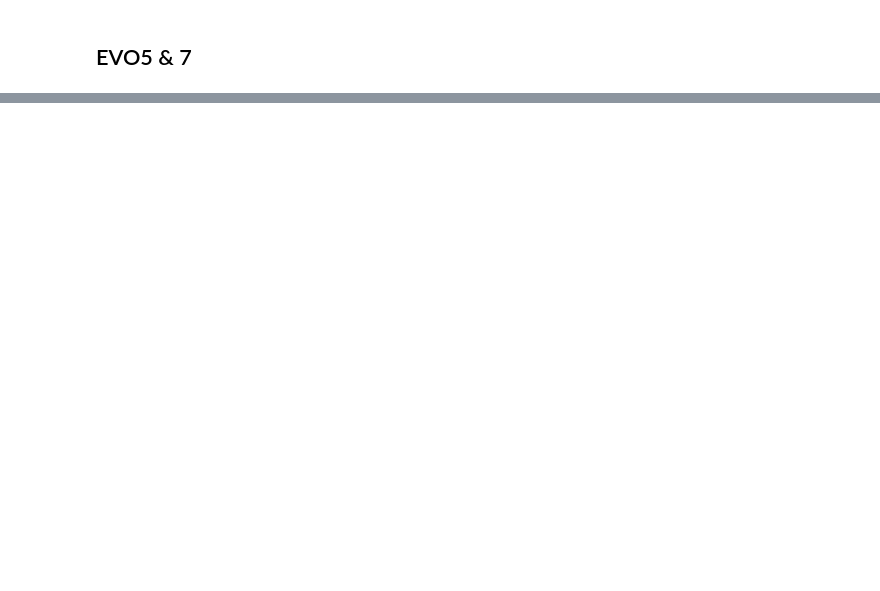
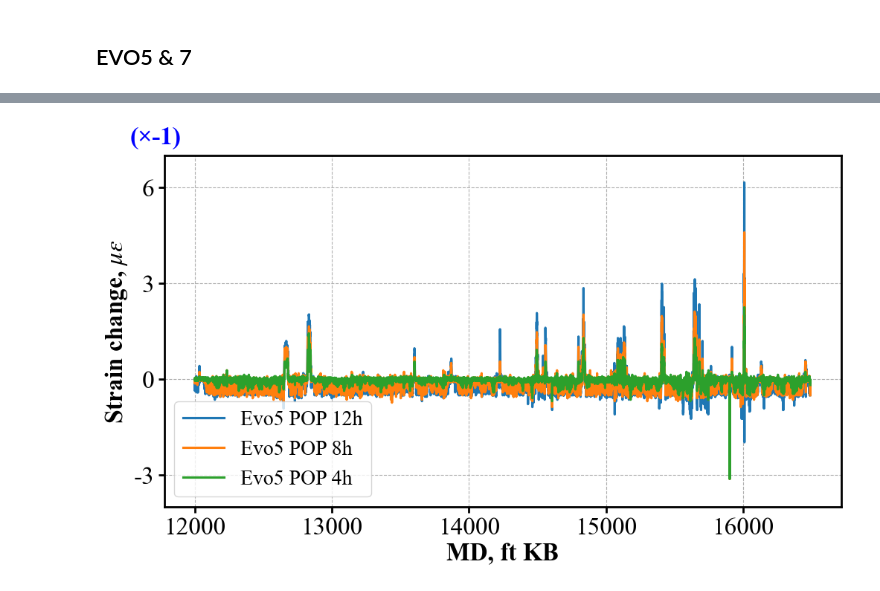
Before and after one commit to felix-mao-1516/plot-for-research-, a Jupyter notebook: 2D_plot_and_slippage_clbrt.ipynb, the cells around one changed output, grey strips where cells are left out. Cells and saved outputs as stored; diff of their text form; code cells hidden in the pictures; blank space fills up the shorter version.

```diff
--- a/2D_plot_and_slippage_clbrt.ipynb
+++ b/2D_plot_and_slippage_clbrt.ipynb
@@ -892,0 +776,38 @@ plt.show()
+# %%
+
+# ===== 合并到一张图画 =====
+fig, ax = make_standard_figure(figsize=(10, 6))  # 只建一次
+# ax.plot(depth_window,  output3, label="Evo7 flowback 28h", )
+# ax.plot(depth_window,  output2, label="Evo7 flowback 12h", )
+# ax.plot(depth_window,  output1, label="Evo7 flowback 6h", )
+
+ax.plot(depth_window2, pop_output3, label="Evo5 POP 12h",  )
+ax.plot(depth_window2, pop_output2, label="Evo5 POP 8h",  )
+ax.plot(depth_window2, pop_output1, label="Evo5 POP 4h", )
+
+
+ax.set_xlabel("MD, ft KB")
+ax.set_ylabel(r"Strain change, $\mu\varepsilon$")
+
+
+ax.grid(True, linestyle='--')
+ax.legend(loc="lower left", ncol=1)
+
+# x 轴范围建议取重叠区间（可选）
+# xmin = max(depth_window.min(), depth_window2.min())
+# xmax = min(depth_window.max(), depth_window2.max())
+# ax.set_xlim(xmin, xmax)
+
+# ax.set_xticks(np.arange(int(xmin//1000)*1000, int(xmax//1000+1)*1000, 1000))
+ax.set_ylim(-4, 7)
+ax.set_yticks(np.arange(-3, 7, 3))
+ax.set_xticks(np.arange(depth_min, depth_max + 1, 1000))
+
+ax.text(-0.05, 1.02, "(×-1)", transform=ax.transAxes,
+        ha="left", va="bottom", fontsize=24,
+        fontweight="bold", color="#0000FF")
+
+
+plt.show()
+# %% [output]
+[figure, added]
```
Also changed, not shown: parts of 12 cells of this notebook, 6 other files.
